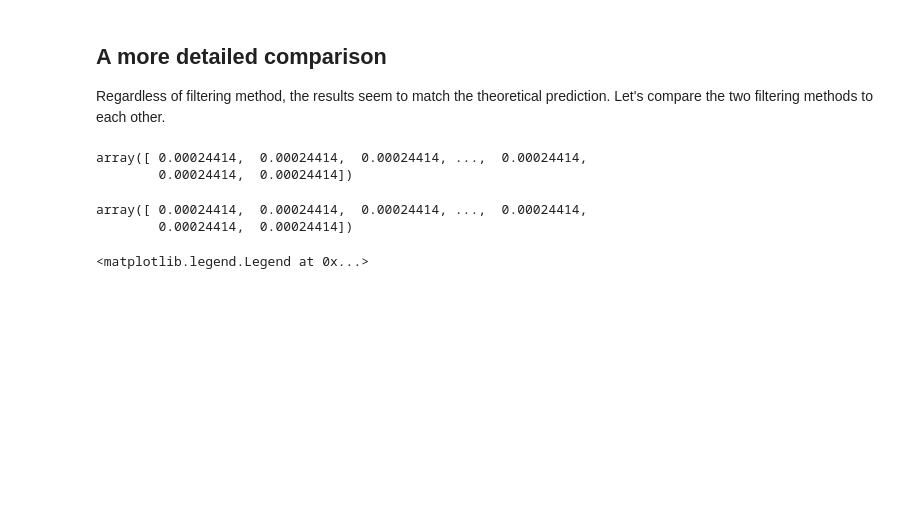
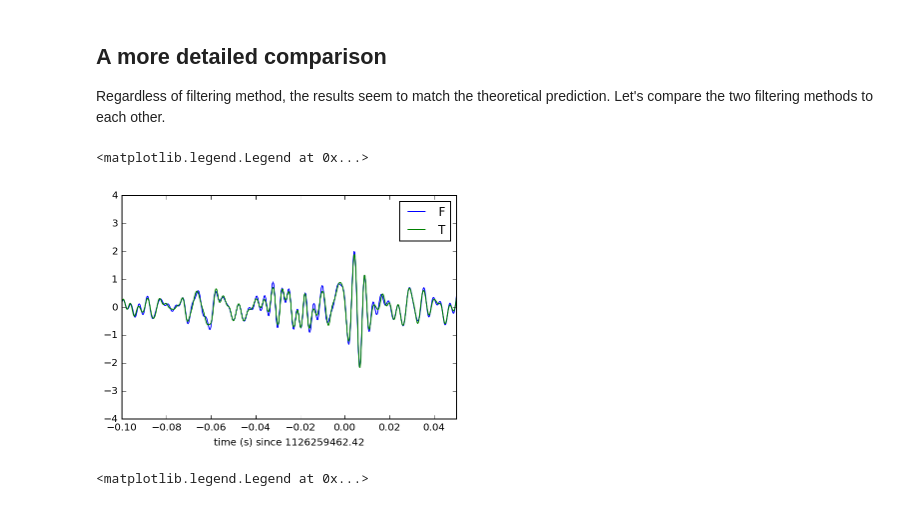
Before and after one commit to MichaelStetner/FilteringDomains, a Jupyter notebook: index.ipynb, the cells around one changed output. Drawn from its saved outputs; the diff is of its cells as text; code cells hidden in the pictures; blank space fills up the shorter version.

```diff
--- a/index.ipynb
+++ b/index.ipynb
@@ -139,18 +139,15 @@ plt.legend(loc='upper left')
 Regardless of filtering method, the results seem to match the theoretical prediction. Let's compare the two filtering methods to each other.
 # %%
 # Residuals of filtered data to theoretical
-residual_f =
-residual_t =
+residual_f = np.interp(NRtime + 0.002, time - tevent, strain_filtered_f) - NR_whiten
+residual_t = np.interp(NRtime + 0.002, time - tevent, strain_filtered_t) - NR_whiten
-# %%
-np.diff(NRtime)
-# %% [output]
-array([ 0.00024414,  0.00024414,  0.00024414, ...,  0.00024414,
-        0.00024414,  0.00024414])
-# %%
-np.diff(time)
-# %% [output]
-array([ 0.00024414,  0.00024414,  0.00024414, ...,  0.00024414,
-        0.00024414,  0.00024414])
+# %%
+plot_data(NRtime + 0.002, residual_f, label='F')
+plot_data(NRtime + 0.002, residual_t, label='T')
+plt.legend()
+# %% [output]
+<matplotlib.legend.Legend at 0x...>
+[figure, added]
 # %%
 # Plot filtered results on top of each other (H1 only for simplicity)
 line_f = plot_data(time - tevent, strain_filtered_f)
```
Also changed, not shown: parts of 2 cells of this notebook.
